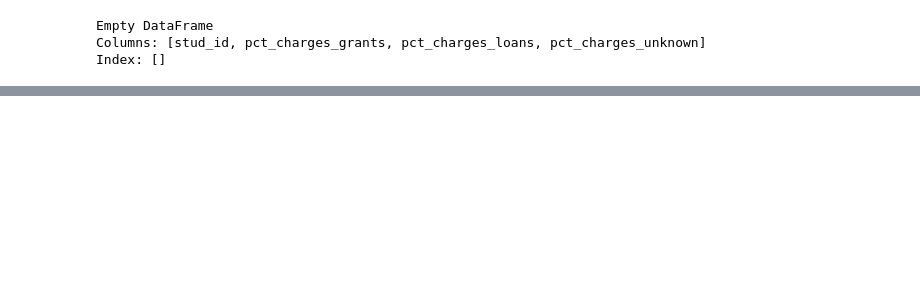
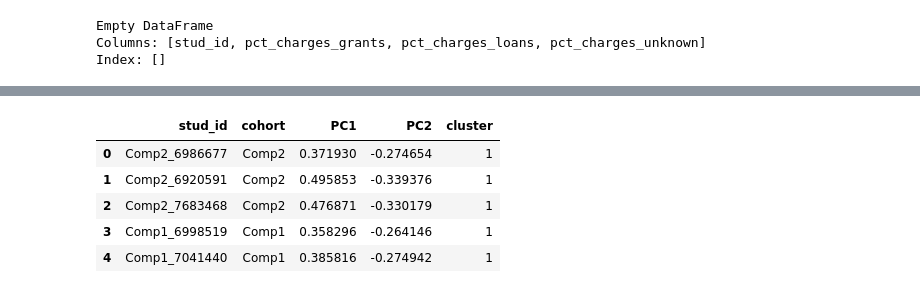
Before and after one commit to cameronsmither/CBE-Progfiles, a Jupyter notebook: TN_progfiles_3175.ipynb, the cells around one changed output, grey strips where cells are left out. Drawn from its saved outputs; the diff is of its cells as text; code cells hidden in the pictures; blank space fills up the shorter version.

```diff
--- a/TN_progfiles_3175.ipynb
+++ b/TN_progfiles_3175.ipynb
@@ -134,0 +279,21 @@ Index: []
+# %%
+# Start with student characteristics first
+kmeans1 = KMeans(n_clusters=2, init='random', algorithm='auto').fit(sample_df_std)
+kmeans1.labels_
+kmeans1.cluster_centers_
+
+# Does KMeans keep the order of the observations the same????????????????????????????????????????????
+kmeans_results = kmeans1.predict(sample_df_std)
+kmeans_results = pd.DataFrame(data=kmeans_results, columns=['cluster'])
+
+# Combine kmeans_results and the PCA data
+final_df = sample_pca_df.join(kmeans_results)
+
+final_df.head()
+# %% [output]
+|  | stud_id | cohort | PC1 | PC2 | cluster |
+| 0 | Comp2_6986677 | Comp2 | 0.371930 | -0.274654 | 1 |
+| 1 | Comp2_6920591 | Comp2 | 0.495853 | -0.339376 | 1 |
+| 2 | Comp2_7683468 | Comp2 | 0.476871 | -0.330179 | 1 |
+| 3 | Comp1_6998519 | Comp1 | 0.358296 | -0.264146 | 1 |
+| 4 | Comp1_7041440 | Comp1 | 0.385816 | -0.274942 | 1 |
```
Also changed, not shown: parts of 10 cells of this notebook.
